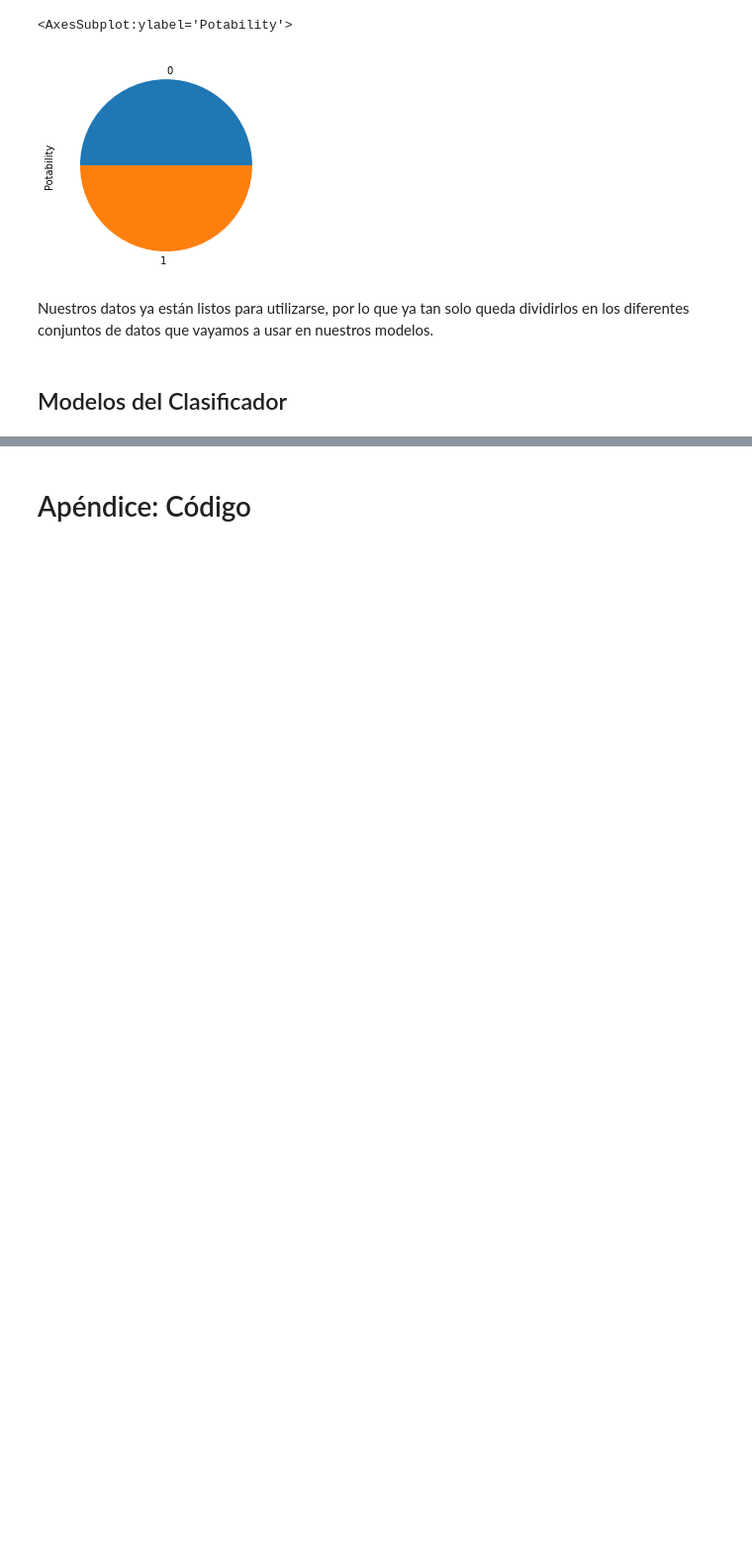
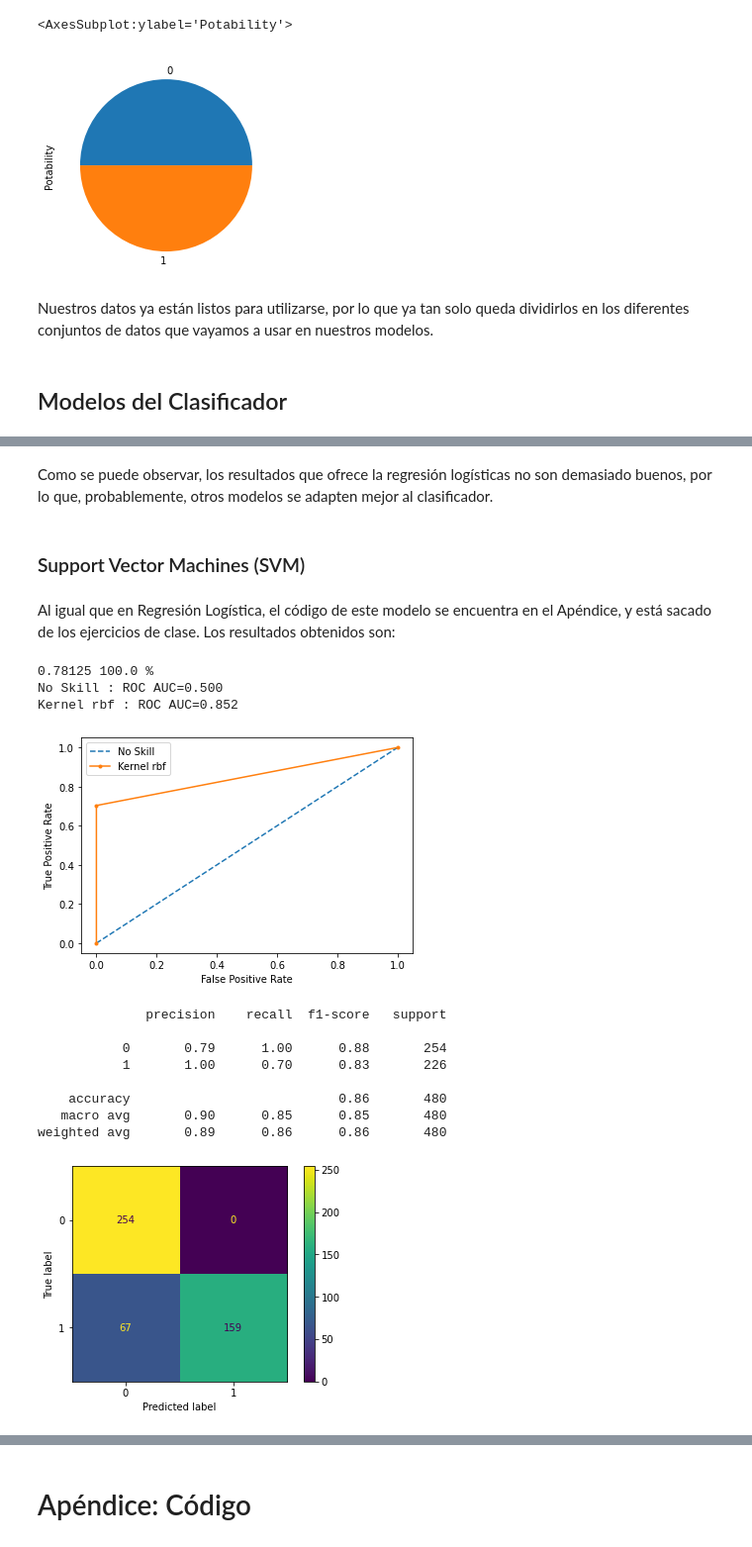
Before and after one commit to miferr/Aprendizaje-Automatico, a Jupyter notebook: Proyecto/Regresion lineal proyecto AA.ipynb, the cells around one changed output, grey strips where cells are left out. Shown at 99% size. Drawn from its saved outputs; the diff is of its cells as text; code cells hidden in the pictures; blank space fills up the shorter version.

```diff
--- a/Proyecto/Regresion lineal proyecto AA.ipynb
+++ b/Proyecto/Regresion lineal proyecto AA.ipynb
@@ -129,0 +152,22 @@ x_train, x_test, y_train, y_test = train_test_split(X,y, test_size = 0.2, random
+# %% [markdown]
+Como se puede observar, los resultados que ofrece la regresión logísticas no son demasiado buenos, por lo que, probablemente, otros modelos se adapten mejor al clasificador.
+# %% [markdown]
+### Support Vector Machines (SVM)
+# %% [markdown]
+Al igual que en Regresión Logística, el código de este modelo se encuentra en el Apéndice, y está sacado de los ejercicios de clase. Los resultados obtenidos son:
+# %%
+svm(x_train, y_train, x_test, y_test)
+# %% [output]
+0.78125 100.0 %
+No Skill : ROC AUC=0.500
+Kernel rbf : ROC AUC=0.852
+[figure, added]
+              precision    recall  f1-score   support
+
+           0       0.79      1.00      0.88       254
+           1       1.00      0.70      0.83       226
+
+    accuracy                           0.86       480
+   macro avg       0.90      0.85      0.85       480
+weighted avg       0.89      0.86      0.86       480
+[figure, added]
```
Also changed, not shown: parts of 39 cells of this notebook.
